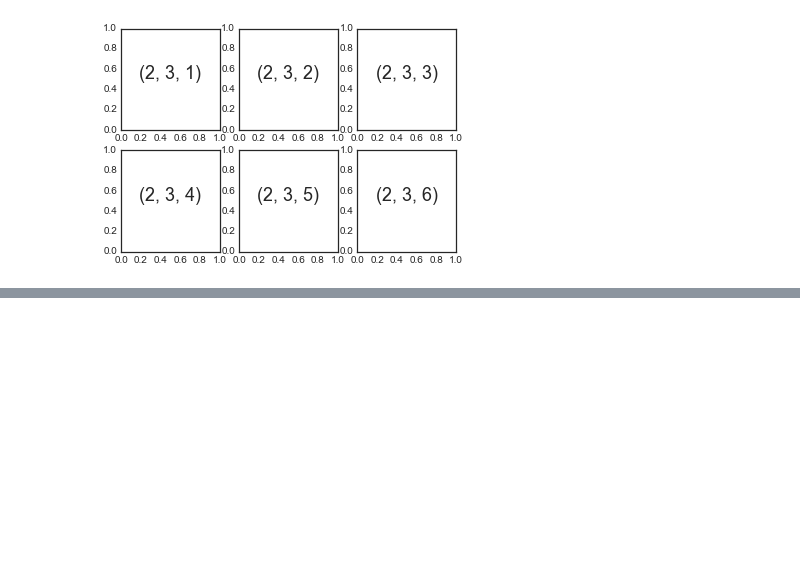
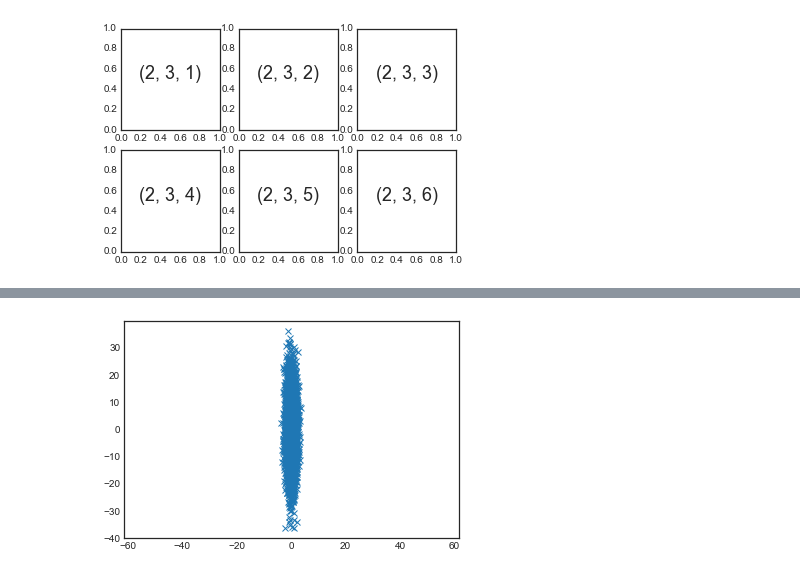
Before and after one commit to SpIIIII/jupyter-repo, a Jupyter notebook: Python Data Science Cookbook/Main.ipynb, the cells around one changed output, grey strips where cells are left out. Cells and saved outputs as stored; diff of their text form; code cells hidden in the pictures; blank space fills up the shorter version.

```diff
--- a/Python Data Science Cookbook/Main.ipynb
+++ b/Python Data Science Cookbook/Main.ipynb
@@ -1115,0 +1166,8 @@ for i in range (1,7):
+# %%
+>>> import matplotlib.pyplot as plt
+>>> x, y = np.random.multivariate_normal(mean, cov, 5000).T
+>>> plt.plot(x, y, 'x')
+>>> plt.axis('equal')
+>>> plt.show()
+# %% [output]
+[figure, added]
```
Also changed, not shown: parts of 5 cells of this notebook.
